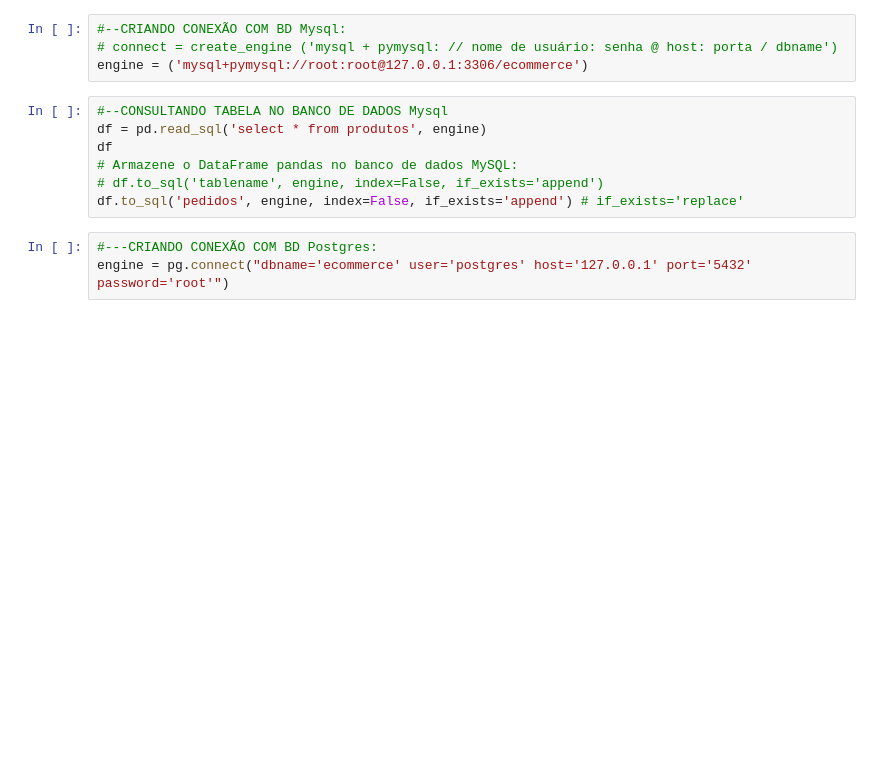
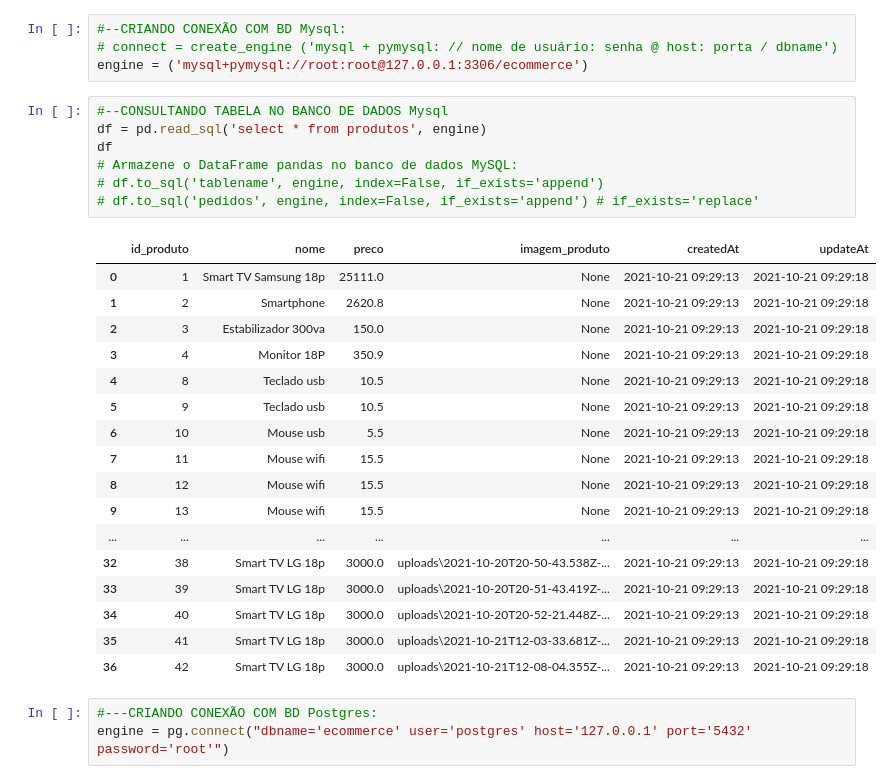
Before and after one commit to Miguellyto/csv---mapadecaixa, a Jupyter notebook: SQLtoCSV-EXCEL.ipynb, the cells around one changed output. Drawn from its saved outputs; the diff is of its cells as text; blank space fills up the shorter version.

```diff
--- a/SQLtoCSV-EXCEL.ipynb
+++ b/SQLtoCSV-EXCEL.ipynb
@@ -43,10 +73,28 @@ engine = ('mysql+pymysql://root:root@127.0.0.1:3306/ecommerce')
 # %%
 #--CONSULTANDO TABELA NO BANCO DE DADOS Mysql
 df = pd.read_sql('select * from produtos', engine)
 df
 # Armazene o DataFrame pandas no banco de dados MySQL:
 # df.to_sql('tablename', engine, index=False, if_exists='append')
-df.to_sql('pedidos', engine, index=False, if_exists='append') # if_exists='replace'
+# df.to_sql('pedidos', engine, index=False, if_exists='append') # if_exists='replace'
+# %% [output]
+|  | id_produto | nome | preco | imagem_produto | createdAt | updateAt |
+| 0 | 1 | Smart TV Samsung 18p | 25111.0 | None | 2021-10-21 09:29:13 | 2021-10-21 09:29:18 |
+| 1 | 2 | Smartphone | 2620.8 | None | 2021-10-21 09:29:13 | 2021-10-21 09:29:18 |
+| 2 | 3 | Estabilizador 300va | 150.0 | None | 2021-10-21 09:29:13 | 2021-10-21 09:29:18 |
+| 3 | 4 | Monitor 18P | 350.9 | None | 2021-10-21 09:29:13 | 2021-10-21 09:29:18 |
+| 4 | 8 | Teclado usb | 10.5 | None | 2021-10-21 09:29:13 | 2021-10-21 09:29:18 |
+| 5 | 9 | Teclado usb | 10.5 | None | 2021-10-21 09:29:13 | 2021-10-21 09:29:18 |
+| 6 | 10 | Mouse usb | 5.5 | None | 2021-10-21 09:29:13 | 2021-10-21 09:29:18 |
+| 7 | 11 | Mouse wifi | 15.5 | None | 2021-10-21 09:29:13 | 2021-10-21 09:29:18 |
+| 8 | 12 | Mouse wifi | 15.5 | None | 2021-10-21 09:29:13 | 2021-10-21 09:29:18 |
+| 9 | 13 | Mouse wifi | 15.5 | None | 2021-10-21 09:29:13 | 2021-10-21 09:29:18 |
+| ... | ... | ... | ... | ... | ... | ... |
+| 32 | 38 | Smart TV LG 18p | 3000.0 | uploads\2021-10-20T20-50-43.538Z-... | 2021-10-21 09:29:13 | 2021-10-21 09:29:18 |
+| 33 | 39 | Smart TV LG 18p | 3000.0 | uploads\2021-10-20T20-51-43.419Z-... | 2021-10-21 09:29:13 | 2021-10-21 09:29:18 |
+| 34 | 40 | Smart TV LG 18p | 3000.0 | uploads\2021-10-20T20-52-21.448Z-... | 2021-10-21 09:29:13 | 2021-10-21 09:29:18 |
+| 35 | 41 | Smart TV LG 18p | 3000.0 | uploads\2021-10-21T12-03-33.681Z-... | 2021-10-21 09:29:13 | 2021-10-21 09:29:18 |
+| 36 | 42 | Smart TV LG 18p | 3000.0 | uploads\2021-10-21T12-08-04.355Z-... | 2021-10-21 09:29:13 | 2021-10-21 09:29:18 |
 # %%
 #---CRIANDO CONEXÃO COM BD Postgres:
 engine = pg.connect("dbname='ecommerce' user='postgres' host='127.0.0.1' port='5432' password='root'")
```
Also changed, not shown: parts of 4 cells of this notebook.
